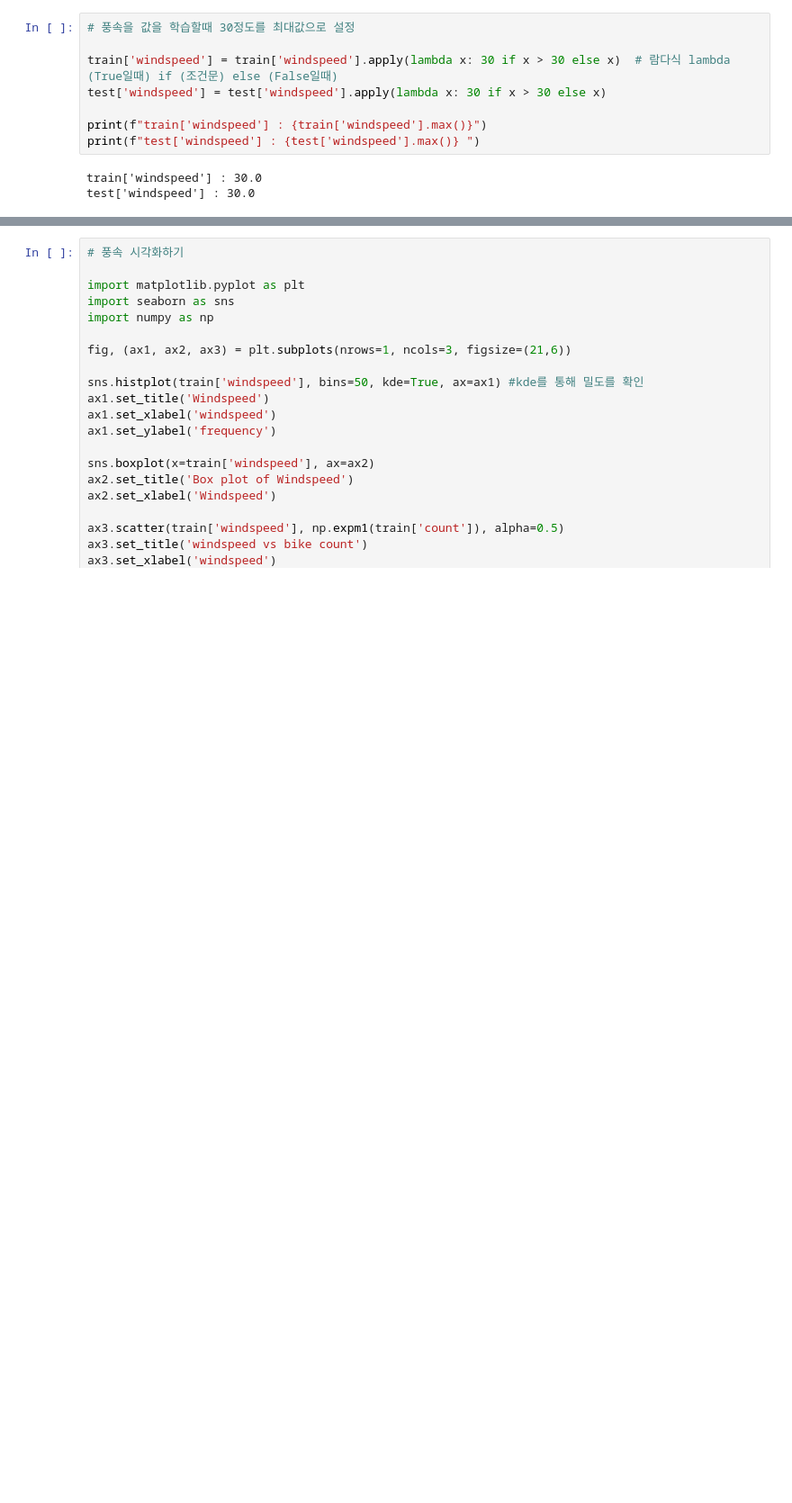
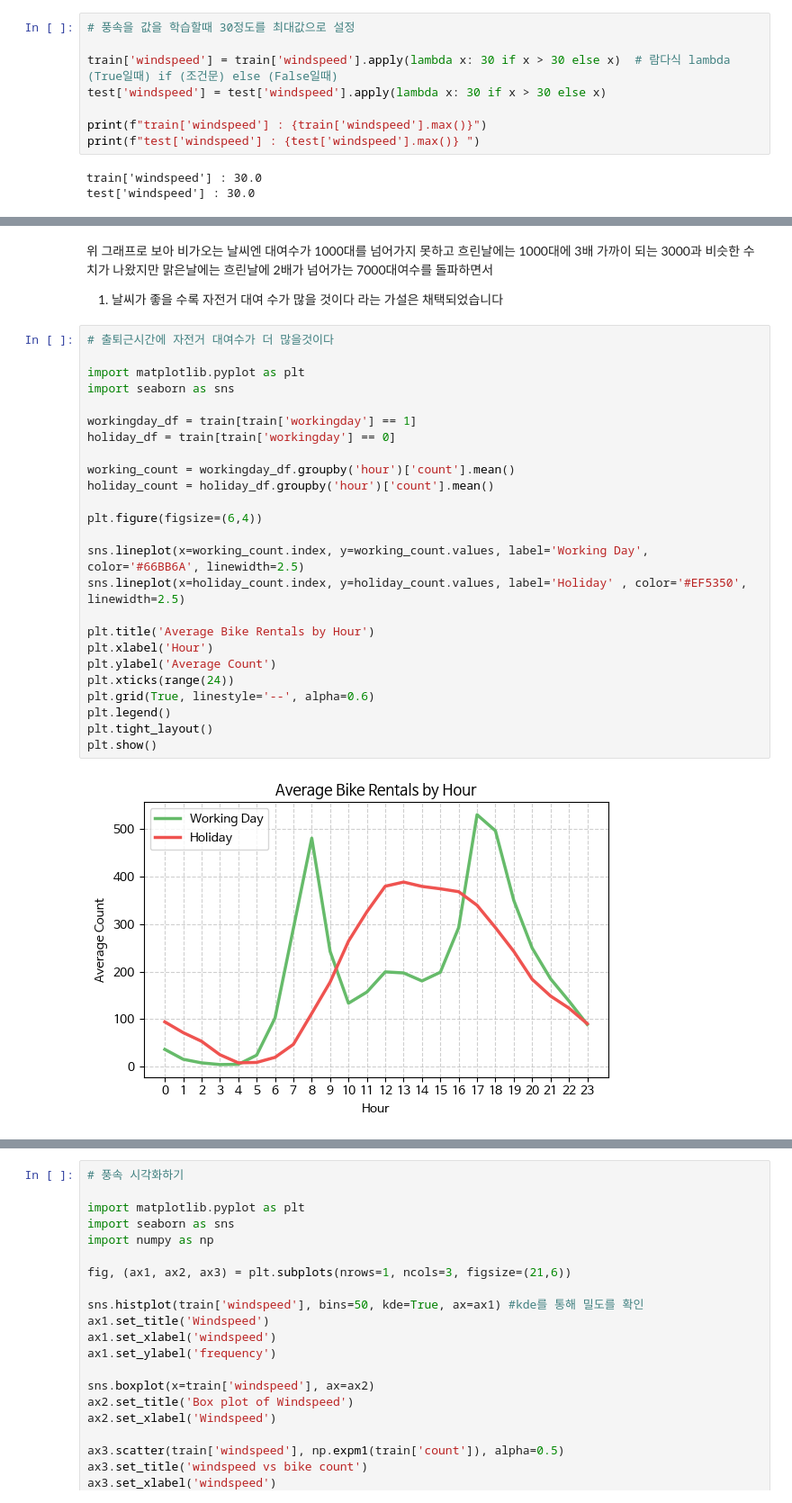
Before and after one commit to forexms78/AI-05-, a Jupyter notebook: 미션3_2팀_박병호.ipynb, the cells around one changed output, grey strips where cells are left out. Shown: that part at 90% size. Saved outputs shown, nothing was run; the diff lists cells and outputs as text; blank space fills up the shorter version.

```diff
--- a/미션3_2팀_박병호.ipynb
+++ b/미션3_2팀_박병호.ipynb
@@ -226,0 +293,34 @@ test['windspeed'] : 30.0
+# %% [markdown]
+위 그래프로 보아 비가오는 날씨엔 대여수가 1000대를 넘어가지 못하고
+흐린날에는 1000대에 3배 가까이 되는 3000과 비슷한 수치가 나왔지만
+맑은날에는 흐린날에 2배가 넘어가는 7000대여수를 돌파하면서
+
+1. 날씨가 좋을 수록 자전거 대여 수가 많을 것이다
+라는 가설은 채택되었습니다
+# %%
+# 출퇴근시간에 자전거 대여수가 더 많을것이다
+
+import matplotlib.pyplot as plt
+import seaborn as sns
+
+workingday_df = train[train['workingday'] == 1]
+holiday_df = train[train['workingday'] == 0]
+
+working_count = workingday_df.groupby('hour')['count'].mean()
+holiday_count = holiday_df.groupby('hour')['count'].mean()
+
+plt.figure(figsize=(6,4))
+
+sns.lineplot(x=working_count.index, y=working_count.values, label='Working Day', color='#66BB6A', linewidth=2.5)
+sns.lineplot(x=holiday_count.index, y=holiday_count.values, label='Holiday' , color='#EF5350', linewidth=2.5)
+
+plt.title('Average Bike Rentals by Hour')
+plt.xlabel('Hour')
+plt.ylabel('Average Count')
+plt.xticks(range(24))
+plt.grid(True, linestyle='--', alpha=0.6)
+plt.legend()
+plt.tight_layout()
+plt.show()
+# %% [output]
+[figure, added]
```
Also changed, not shown: parts of 22 cells of this notebook.
